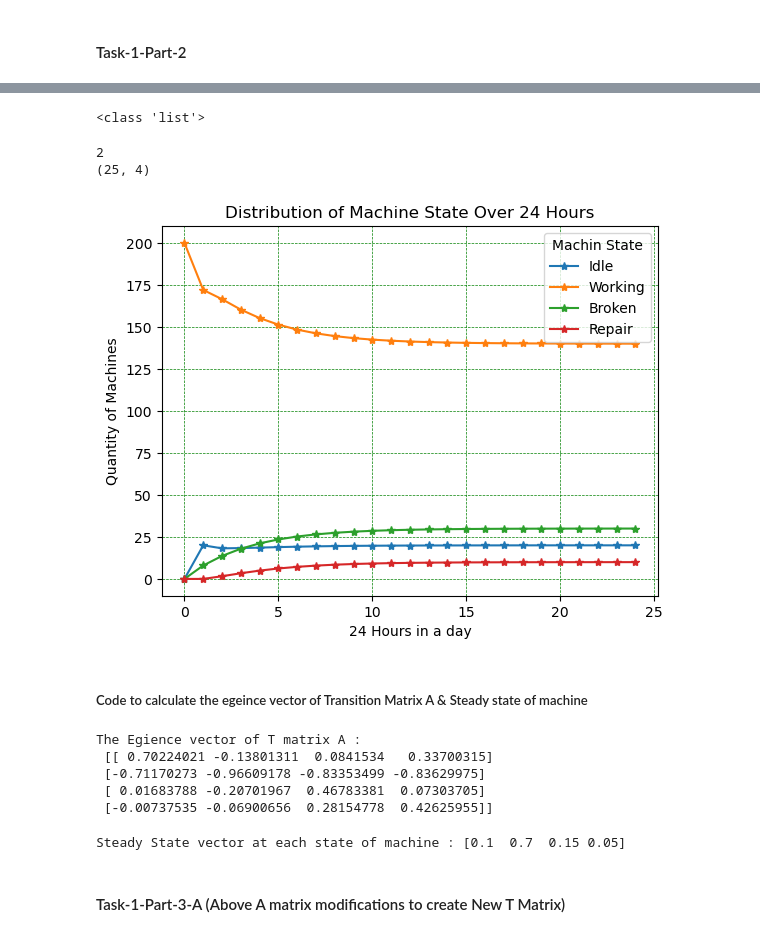
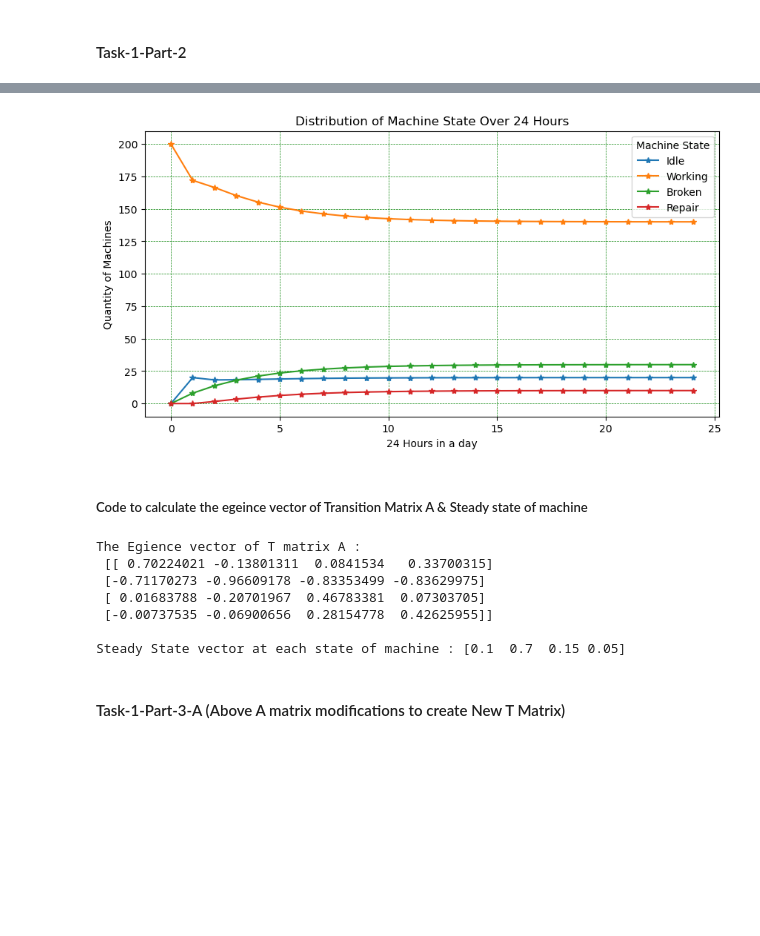
Before and after one commit to pradeepkhadka505/7144CEM_CourseWork, a Jupyter notebook: Task-1.ipynb, the cells around one changed output, grey strips where cells are left out. Drawn from its saved outputs; the diff is of its cells as text; code cells hidden in the pictures; blank space fills up the shorter version.

```diff
--- a/Task-1.ipynb
+++ b/Task-1.ipynb
@@ -48,64 +71,42 @@ print(v.ndim)  #number of dimentions
-# %%
-# converting array into [] list for easy
-output = [v]
-print(type(output))  #types allows to add the
-# %% [output]
-<class 'list'>
-# %%
-# calculating the sate of machine for 24 hours and (_) means unused variable
-for _ in range(24):
-    v = A @ v                       # @ denote matrix multiplication
-    output.append(v)                #append() allows to add item at the end continuesly
-
-# Converting list[] to a NumPy([]) for easy to diplay data in plt.plot()
-final_output = np.array(output)
-print(final_output.ndim)            # dimentions
-print(final_output.shape)           # in 24 hours our machine sate change shape into (25, 4)
-#numpy.aragnge() is builtin funtion provided by numpy
-hours = np.arange(25)  # 0 through 24 hours
-# %% [output]
-2
-(25, 4)
 # %%
-#implenting feature provided py python matplot lib library
-plt.figure()
-#ploging final_output in the plot
-plt.plot(hours, final_output[:, 0], label='Idle', marker='*')
+#Implenting feature provided by python matplotlib library
+plt.figure(figsize=(10,5))
+#Ploting final output in the plot
+plt.plot(hours, final_output[:, 0], label='Idle', marker='*') #marker is for easy view of every point
 plt.plot(hours, final_output[:, 1], label='Working', marker='*')
 plt.plot(hours, final_output[:, 2], label='Broken', marker='*')
 plt.plot(hours, final_output[:, 3], label='Repair', marker='*')
-
-#it all sate of machine on small box
-plt.legend(title='Machin State')
-#xlable() & ylabel() functions allows to add x-axis and y-axis
+#all sate of machine on small box
+plt.legend(title='Machine State')
+#xlabel & ylabel allows to add x-axis and y-axis
 plt.xlabel("24 Hours in a day")
 plt.ylabel("Quantity of Machines")
+#Title to give the name of plot
 plt.title("Distribution of Machine State Over 24 Hours")
-plt.grid(color = 'green', linestyle = '--', linewidth = 0.5)
-plt.show() #it allows to display out plot
+plt.grid(color = 'green', linestyle = '--', linewidth = 0.5) #grid show box inside plot
 # %% [output]
-[figure, old version]
+[figure, new version]
 # %% [markdown]
 ##### Code to calculate the egeince vector of Transition Matrix A & Steady state of machine
 # %%
-#using the helps of above matrix M
-#Egience value V and egience vector P
-V, P = np.linalg.eig(A)             #numpy linear algebra to calculate the egience value and vector if any T Matrix
-print('The Egience vector of T matrix A : \n', P)
+#Using the helps of above matrix A
+#Eigen value V and eigen vector P calculate using linalg.eig
+V, P = np.linalg.eig(A)
+print('The Egience vector of T matrix A : \n', P, '\n')
+
+# egience vector P of transition matrix A &
+# Egience value V and 1 represent the long run steady state
+steady_state = P[:, np.isclose(V, 1)].reshape(-1)
+steady_state = steady_state / steady_state.sum()  #steady state for one state
+print('Steady State vector at each state of machine :', steady_state)
 # %% [output]
 The Egience vector of T matrix A :
  [[ 0.70224021 -0.13801311  0.0841534   0.33700315]
  [-0.71170273 -0.96609178 -0.83353499 -0.83629975]
  [ 0.01683788 -0.20701967  0.46783381  0.07303705]
  [-0.00737535 -0.06900656  0.28154778  0.42625955]]
+
+Steady State vector at each state of machine : [0.1  0.7  0.15 0.05]
-# %%
-# We have used here egience vector P of transition matrix A &
-# Egience value V and here 1 represent the long run steady state
-steady_state = P[:, np.isclose(V, 1)].reshape(-1)            #numpy.isclose function use for bool array and reshape(-1) for reshaping data
-steady_state = steady_state / steady_state.sum()  #
-print('Steady State vector at each state of machine :', steady_state)
-# %% [output]
-Steady State vector at each state of machine : [0.1  0.7  0.15 0.05]
 # %% [markdown]
 #### Task-1-Part-3-A (Above A matrix modifications to create New T Matrix)
 # %%
```
Also changed, not shown: parts of 22 cells of this notebook.
